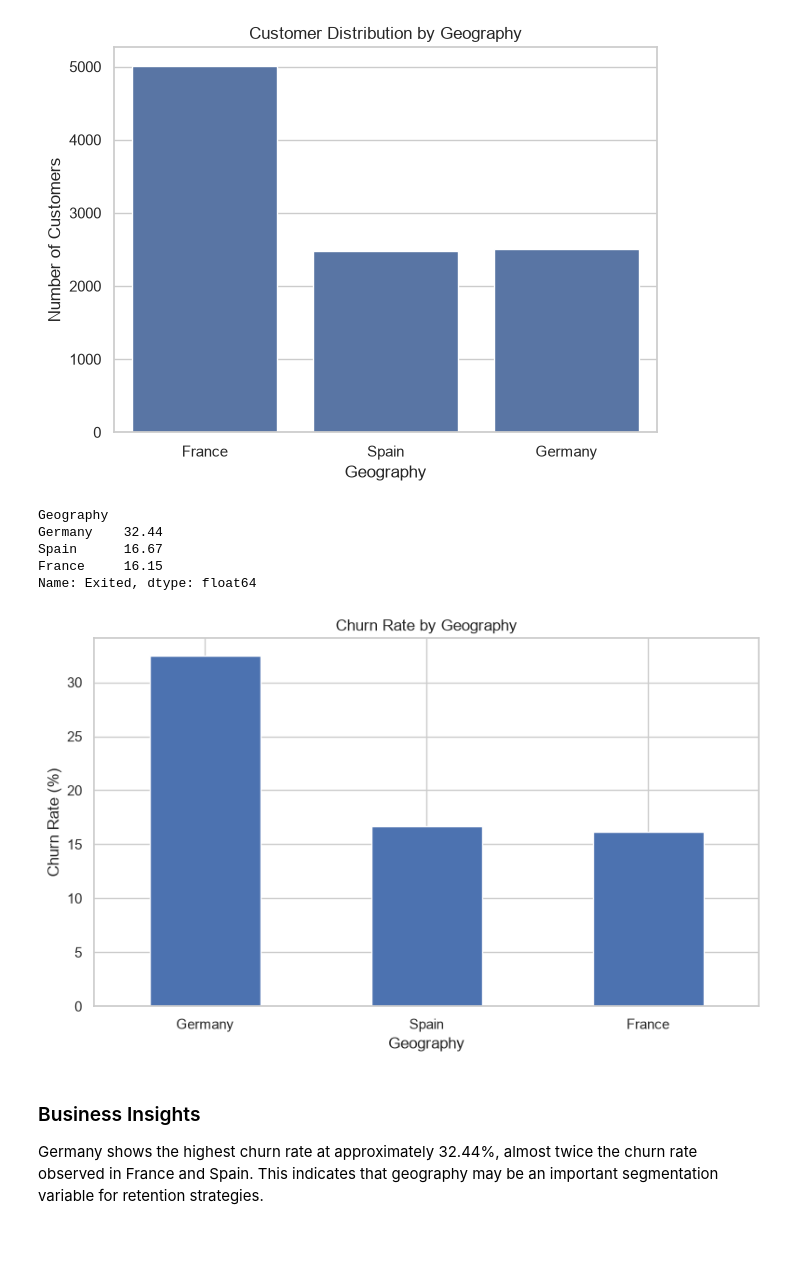
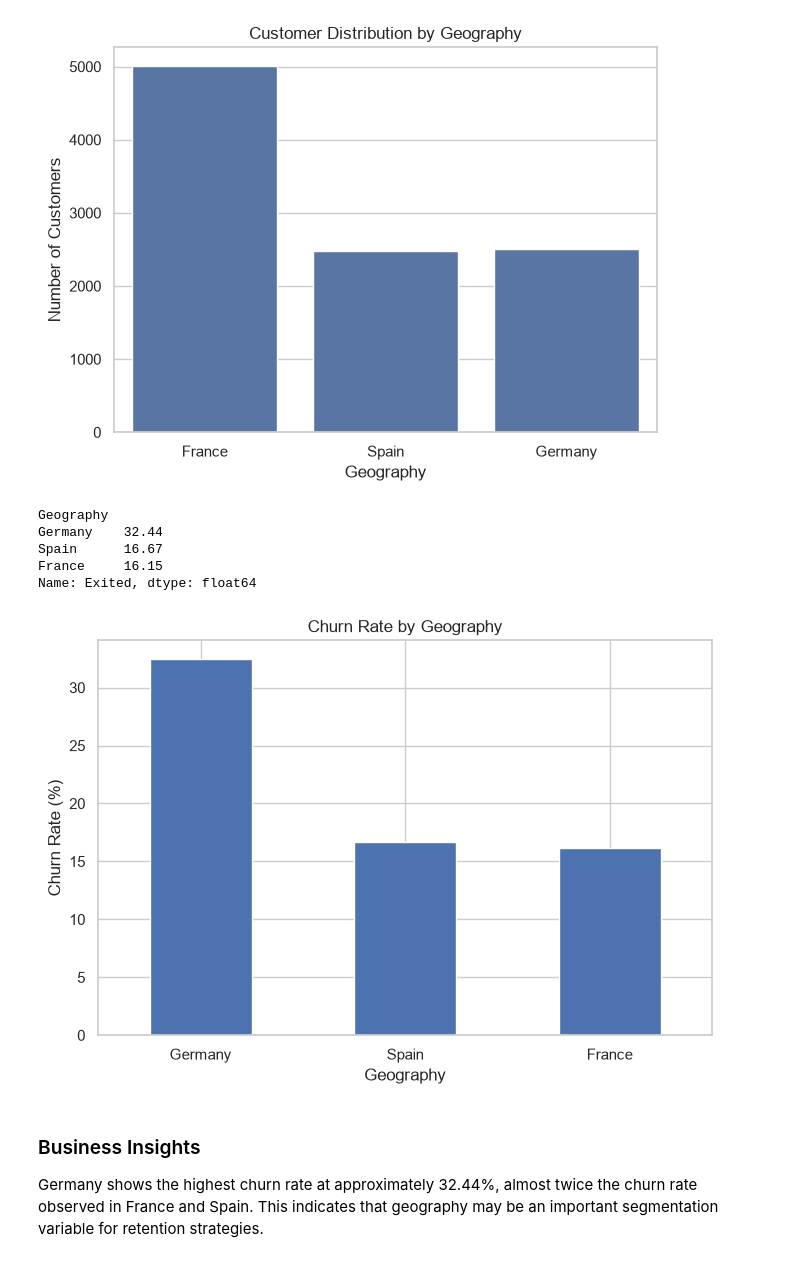
Before and after one commit to DivyeshChavda77/customer-retention-analysis, a Jupyter notebook: notebook/customer_retention_eda.ipynb, the cells around one changed output. Drawn from its saved outputs; the diff is of its cells as text; code cells hidden in the pictures.

```diff
--- a/notebook/customer_retention_eda.ipynb
+++ b/notebook/customer_retention_eda.ipynb
@@ -372,35 +381,35 @@ geo_churn = (
     .mean()
     .mul(100)
     .sort_values(ascending=False)
 )
 
 print(geo_churn.round(2))
 
-plt.figure(figsize=(8, 5))
+plt.figure(figsize=(7, 5))
 
 geo_churn.plot(kind="bar")
 
 plt.title("Churn Rate by Geography")
 plt.xlabel("Geography")
 plt.ylabel("Churn Rate (%)")
 plt.xticks(rotation=0)
 
 plt.tight_layout()
 
 plt.savefig(
     "../outputs/charts/churn_by_geography.png",
     dpi=300,
     bbox_inches="tight"
 )
 
 plt.show()
 # %% [output]
 Geography
 Germany    32.44
 Spain      16.67
 France     16.15
 Name: Exited, dtype: float64
-[figure, old version]
+[figure, new version]
 # %% [markdown]
 ### Business Insights
 Germany shows the highest churn rate at approximately 32.44%, almost twice the churn rate observed in France and Spain. This indicates that geography may be an important segmentation variable for retention strategies.
```
Also changed, not shown: parts of 13 cells of this notebook, 6 other files.
